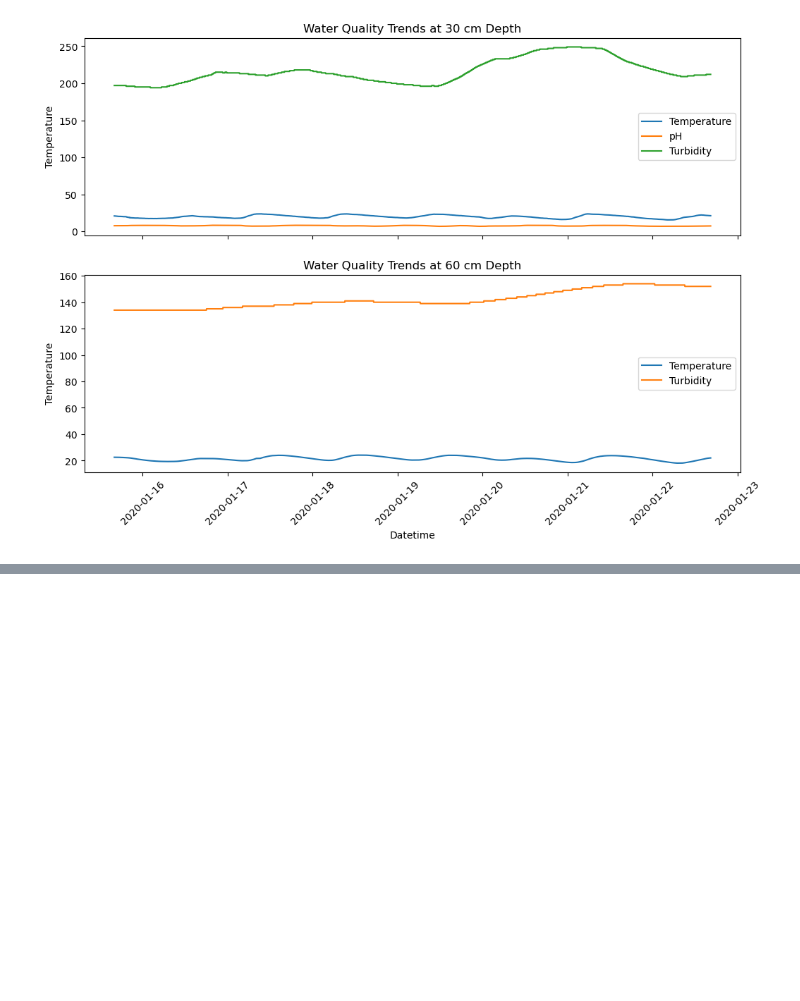
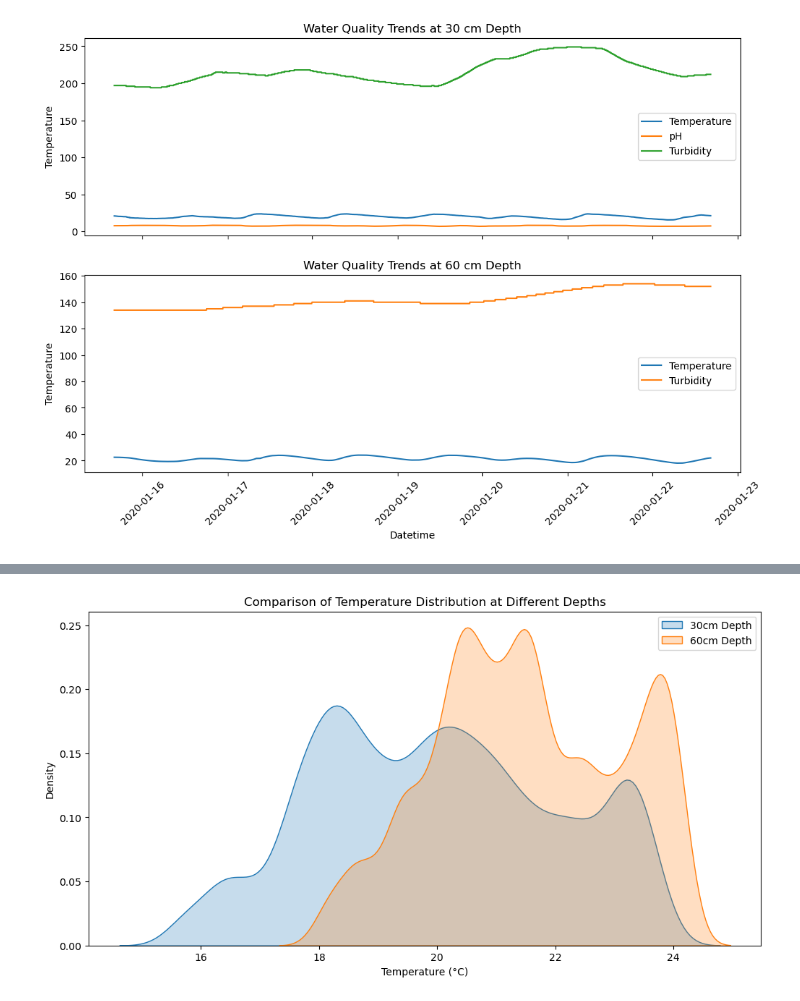
Before and after one commit to omarsagoo/iot-smart-aquarium, a Jupyter notebook: notebooks/iot-smart-aquarium.ipynb, the cells around one changed output, grey strips where cells are left out. Cells and saved outputs as stored; diff of their text form; code cells hidden in the pictures; blank space fills up the shorter version.

```diff
--- a/notebooks/iot-smart-aquarium.ipynb
+++ b/notebooks/iot-smart-aquarium.ipynb
@@ -74,0 +137,11 @@ plt.show()
+# %%
+# Comparison of Depths
+plt.figure(figsize=(12, 6))
+sns.kdeplot(data_30cm["Temperature"], label="30cm Depth", fill=True)
+sns.kdeplot(data_60cm["Temperature"], label="60cm Depth", fill=True)
+plt.title("Comparison of Temperature Distribution at Different Depths")
+plt.xlabel("Temperature (°C)")
+plt.legend()
+plt.show()
+# %% [output]
+[figure, added]
```
Also changed, not shown: parts of 13 cells of this notebook.
